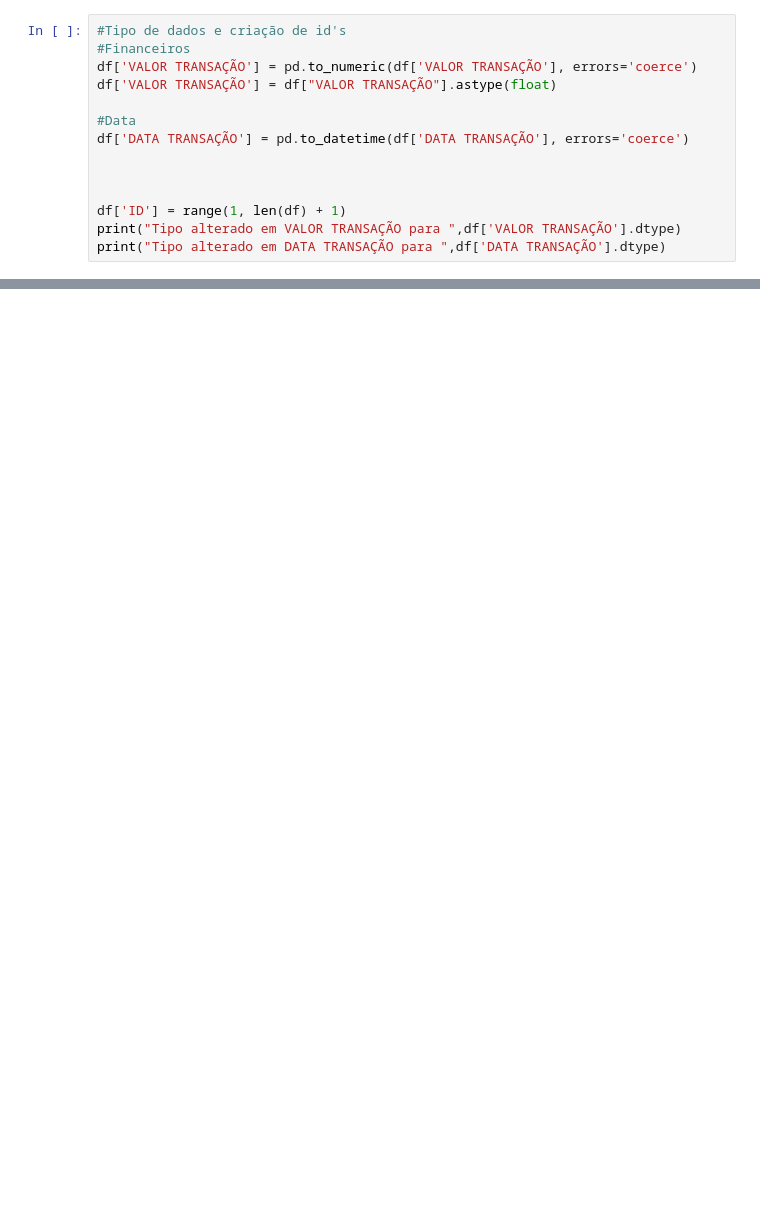
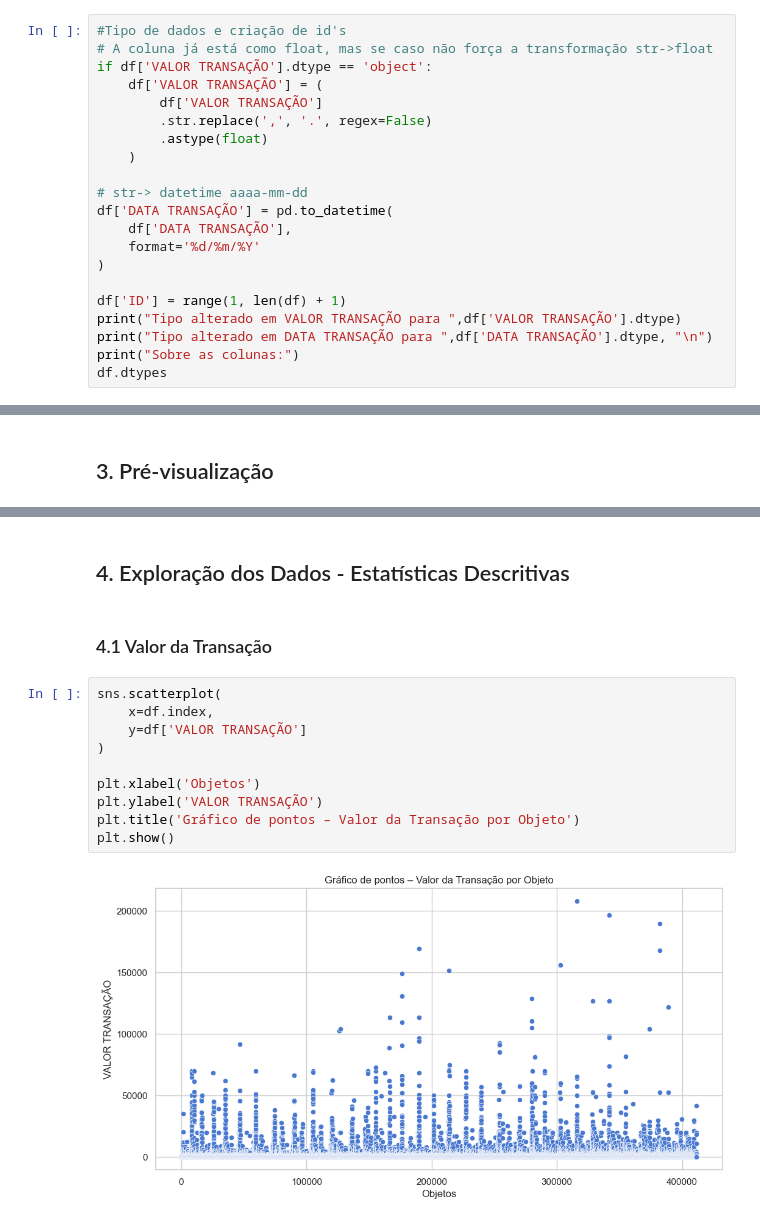
Before and after one commit to bituruna/cpgf-anomaly-detection-md, a Jupyter notebook: src/01_pre_processamento.ipynb, the cells around one changed output, grey strips where cells are left out. Cells and saved outputs as stored; diff of their text form; blank space fills up the shorter version.

```diff
--- a/src/01_pre_processamento.ipynb
+++ b/src/01_pre_processamento.ipynb
@@ -111,16 +124,23 @@ memory usage: 47.1+ MB
 # %%
 #Tipo de dados e criação de id's
-#Financeiros
-df['VALOR TRANSAÇÃO'] = pd.to_numeric(df['VALOR TRANSAÇÃO'], errors='coerce')
-df['VALOR TRANSAÇÃO'] = df["VALOR TRANSAÇÃO"].astype(float)
+# A coluna já está como float, mas se caso não força a transformação str->float
+if df['VALOR TRANSAÇÃO'].dtype == 'object':
+    df['VALOR TRANSAÇÃO'] = (
+        df['VALOR TRANSAÇÃO']
+        .str.replace(',', '.', regex=False)
+        .astype(float)
+    )
 
-#Data
-df['DATA TRANSAÇÃO'] = pd.to_datetime(df['DATA TRANSAÇÃO'], errors='coerce')
-
-
+# str-> datetime aaaa-mm-dd
+df['DATA TRANSAÇÃO'] = pd.to_datetime(
+    df['DATA TRANSAÇÃO'],
+    format='%d/%m/%Y'
+)
 
 df['ID'] = range(1, len(df) + 1)
 print("Tipo alterado em VALOR TRANSAÇÃO para ",df['VALOR TRANSAÇÃO'].dtype)
-print("Tipo alterado em DATA TRANSAÇÃO para ",df['DATA TRANSAÇÃO'].dtype)
+print("Tipo alterado em DATA TRANSAÇÃO para ",df['DATA TRANSAÇÃO'].dtype, "\n")
+print("Sobre as colunas:")
+df.dtypes
 # %% [output]
 Tipo alterado em VALOR TRANSAÇÃO para  float64
@@ -128,3 +167,5 @@ Tipo alterado em DATA TRANSAÇÃO para  datetime64[ns]
+# %% [markdown]
+## 3. Pré-visualização
 # %%
 # --- Visão geral do DataFrame ---
 print('=== Primeiras linhas ===')
@@ -134,3 +175,19 @@ display(df.head(2))
 |  | CÓDIGO ÓRGÃO SUPERIOR | NOME ÓRGÃO SUPERIOR | CÓDIGO ÓRGÃO | NOME ÓRGÃO | CÓDIGO UNIDADE GESTORA | ... |
 | 0 | 63000 | Advocacia-Geral da União | 63000 | Advocacia-Geral da União - Unidad... | 110161 | ... |
 | 1 | 63000 | Advocacia-Geral da União | 63000 | Advocacia-Geral da União - Unidad... | 110161 | ... |
+# %% [markdown]
+## 4. Exploração dos Dados - Estatísticas Descritivas
+# %% [markdown]
+### 4.1 Valor da Transação
+# %%
+sns.scatterplot(
+    x=df.index,
+    y=df['VALOR TRANSAÇÃO']
+)
+
+plt.xlabel('Objetos')
+plt.ylabel('VALOR TRANSAÇÃO')
+plt.title('Gráfico de pontos – Valor da Transação por Objeto')
+plt.show()
+# %% [output]
+[figure, added]
```
Also changed, not shown: parts of 37 cells of this notebook, 37 other files.
